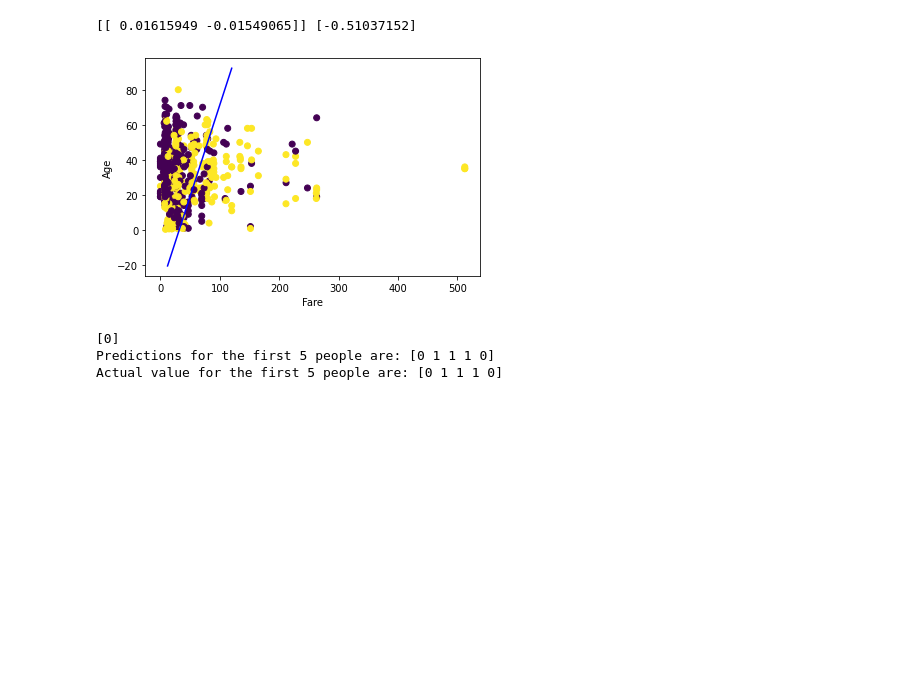
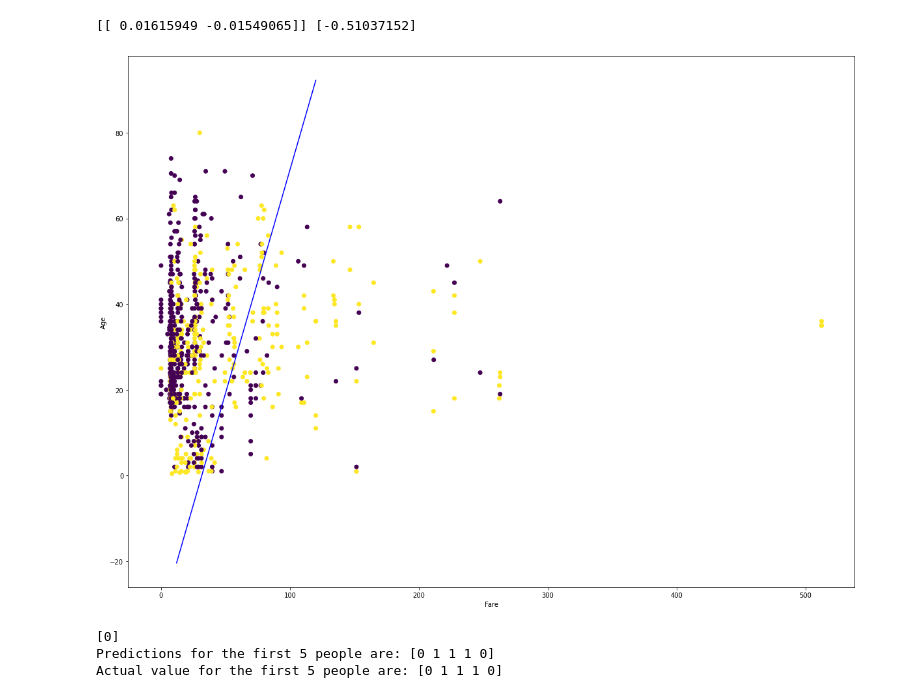
Before and after one commit to EnricoHuber/SoloLearn, a Jupyter notebook: Machine_Learning_Course.ipynb, the cells around one changed output. Saved outputs shown, nothing was run; the diff lists cells and outputs as text; code cells hidden in the pictures; blank space fills up the shorter version.

```diff
--- a/Machine_Learning_Course.ipynb
+++ b/Machine_Learning_Course.ipynb
@@ -223,19 +223,20 @@ print(model.coef_, model.intercept_)
 # %%
 # Let's see how to plot the line for Logistic Regression
 
 coeff_1 = model.coef_[0,0]
 coeff_2 = model.coef_[0,1]
 intercept = model.intercept_
 var_1 = np.linspace(12, 120, 100)
 var_2 = (- coeff_1 * var_1 - intercept)/coeff_2
+fig = plt.figure(figsize=(20,15))
 plt.xlabel('Fare')
 plt.ylabel('Age')
 plt.plot(var_1, var_2, '-b', label="")
 plt.scatter(df['Fare'], df['Age'], c = df['Survived'])
 
 plt.show()
 # %% [output]
-[figure, old version]
+[figure, new version]
 # %%
 # Now we make predictions with this model by using all the features. Here we cannot provide any representation as we did before
 X = df[['Pclass', 'male', 'Age', 'Siblings/Spouses', 'Parents/Children', 'Fare']].values
```
Also changed, not shown: parts of 17 cells of this notebook.
